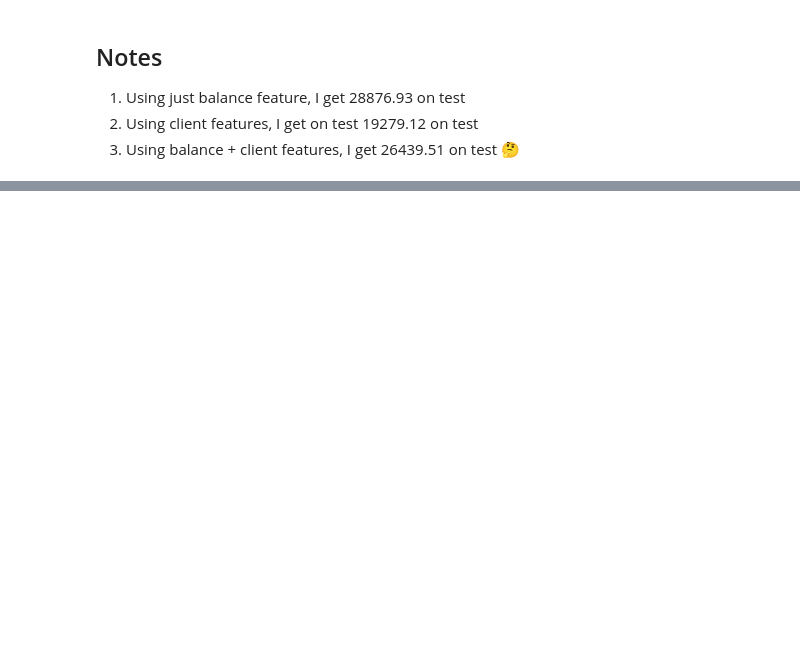
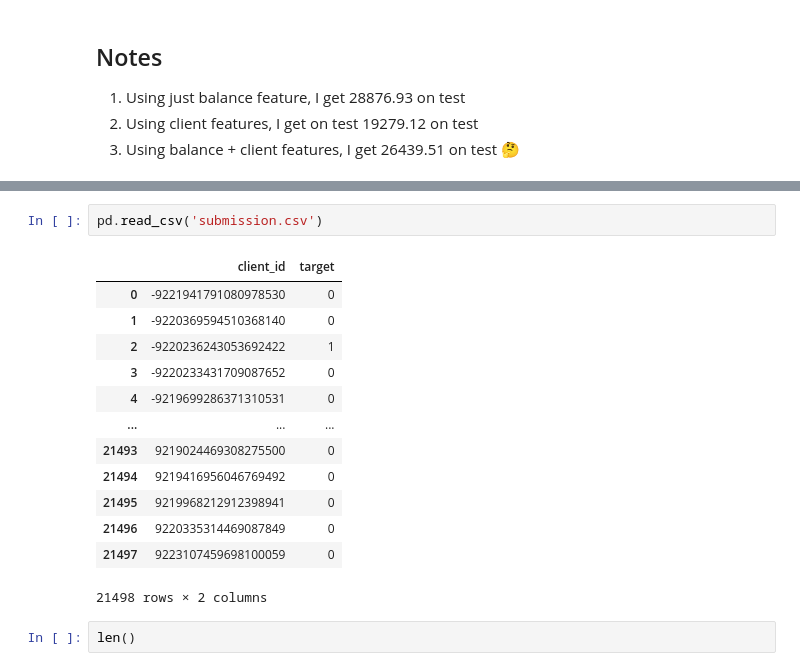
Before and after one commit to tadejsv/squatting-slavs-strike-back, a Jupyter notebook: dev_tadej2.ipynb, the cells around one changed output, grey strips where cells are left out. Saved outputs shown, nothing was run; the diff lists cells and outputs as text; blank space fills up the shorter version.

Commit message:
Add submission related stuff

```diff
--- a/dev_tadej2.ipynb
+++ b/dev_tadej2.ipynb
@@ -197,0 +219,18 @@ TEST | Baselin profit: 2133.93, model profit: 19279.12
+# %%
+pd.read_csv('submission.csv')
+# %% [output]
+|  | client_id | target |
+| 0 | -9221941791080978530 | 0 |
+| 1 | -9220369594510368140 | 0 |
+| 2 | -9220236243053692422 | 1 |
+| 3 | -9220233431709087652 | 0 |
+| 4 | -9219699286371310531 | 0 |
+| ... | ... | ... |
+| 21493 | 9219024469308275500 | 0 |
+| 21494 | 9219416956046769492 | 0 |
+| 21495 | 9219968212912398941 | 0 |
+| 21496 | 9220335314469087849 | 0 |
+| 21497 | 9223107459698100059 | 0 |
+21498 rows × 2 columns
+# %%
+len()
```
Also changed, not shown: parts of 11 cells of this notebook, 6 other files.
